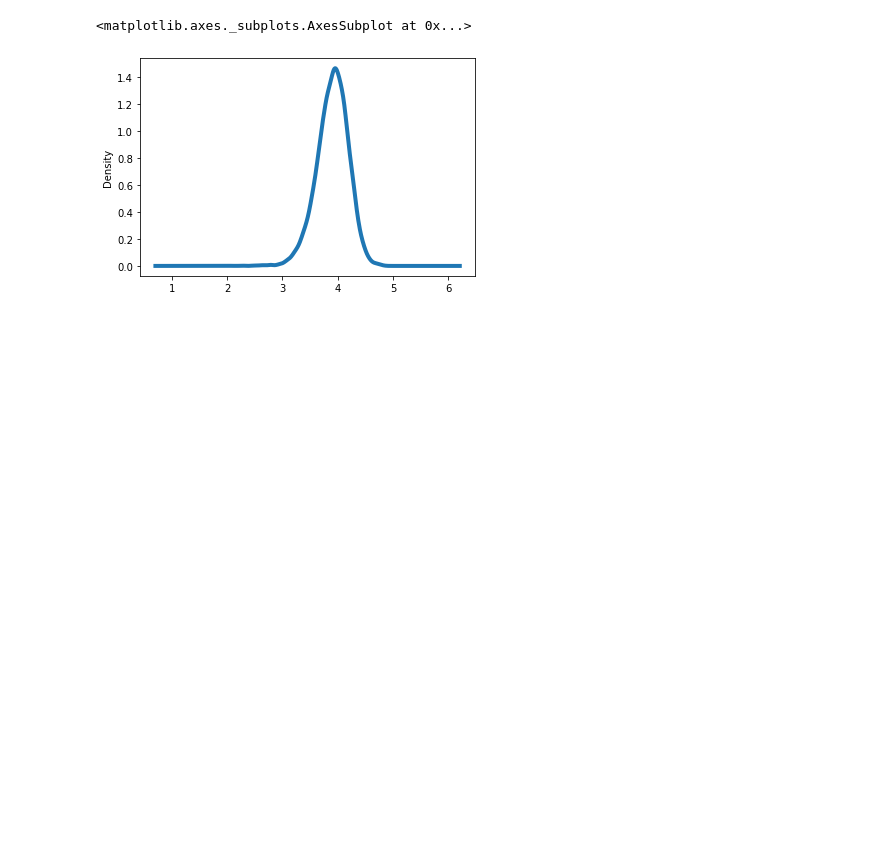
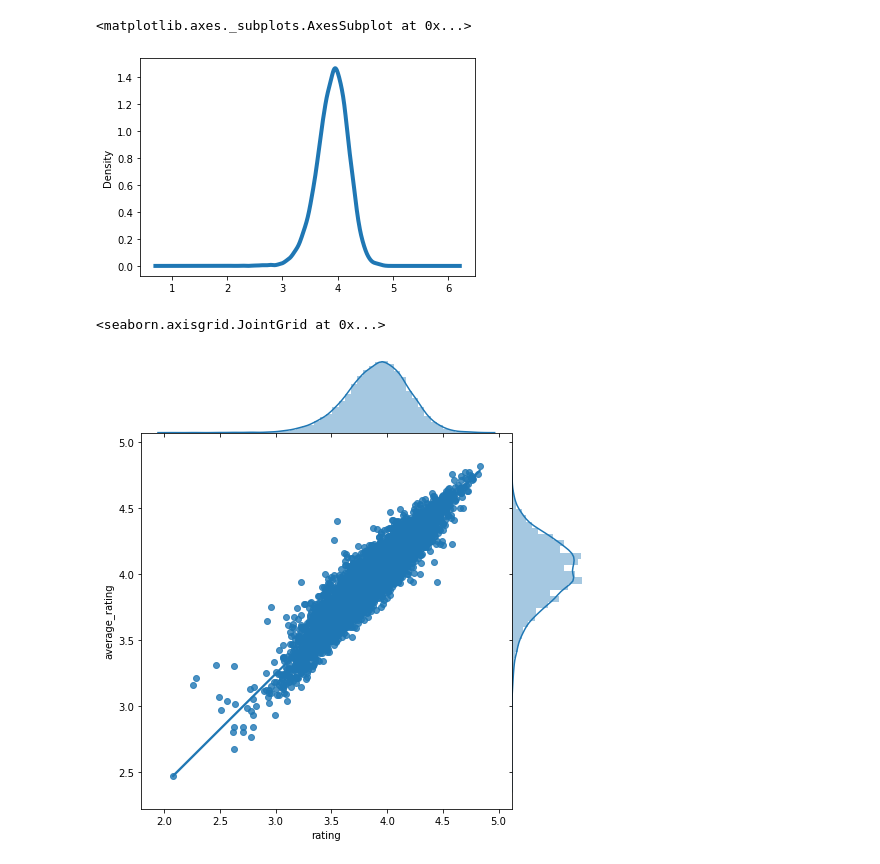
Before and after one commit to kross11480/courses, a Jupyter notebook: goodreads/books_analysis.ipynb, the cells around one changed output. Drawn from its saved outputs; the diff is of its cells as text; code cells hidden in the pictures; blank space fills up the shorter version.

```diff
--- a/goodreads/books_analysis.ipynb
+++ b/goodreads/books_analysis.ipynb
@@ -277,3 +304,10 @@ books_summary_expert_rating.rating.plot.density(linewidth=4)
 # %% [output]
 <matplotlib.axes._subplots.AxesSubplot at 0x...>
 [figure]
+# %%
+x1 = books_summary_expert_rating['rating']
+x2 = books_summary_expert_rating['average_rating']
+sns.jointplot(x1, x2, kind="reg", height=7, space=0)
+# %% [output]
+<seaborn.axisgrid.JointGrid at 0x...>
+[figure, added]
```
Also changed, not shown: parts of 7 cells of this notebook.
